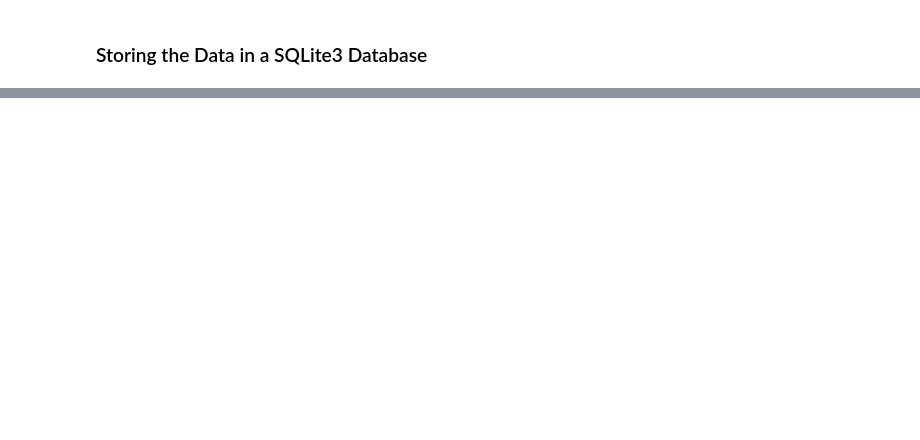
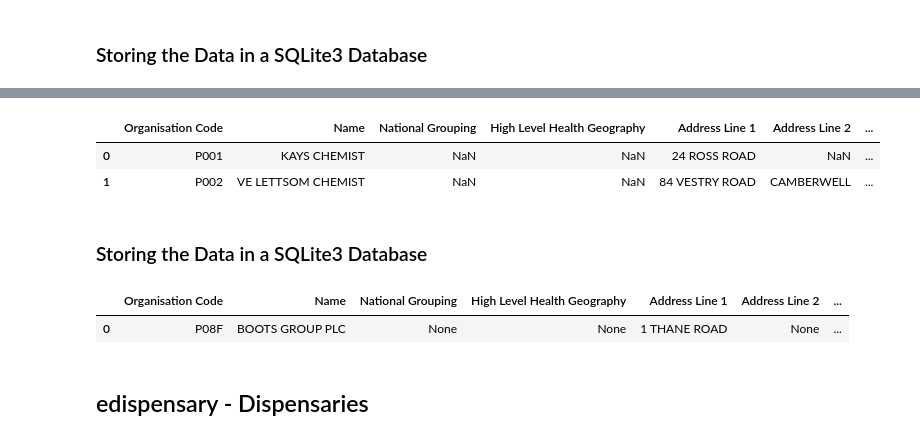
Before and after one commit to psychemedia/openHealthDataDoodles, a Jupyter notebook: notebooks/NHS and GP Administrative Data.ipynb, the cells around one changed output, grey strips where cells are left out. Cells and saved outputs as stored; diff of their text form; code cells hidden in the pictures; blank space fills up the shorter version.

```diff
--- a/notebooks/NHS and GP Administrative Data.ipynb
+++ b/notebooks/NHS and GP Administrative Data.ipynb
@@ -717,0 +720,4 @@ pd.read_sql_query('SELECT * from {typ} where "Address Line 4"="{area}"'.format(t
+# %%
+#http://systems.digital.nhs.uk/data/ods/datadownloads/gppractice
+EPHARMACYHQ='epharmacyhq'
+epharmacyhq=getData(EPHARMACYHQ,dates=[10,11,15,16])
@@ -717,0 +739,18 @@ pd.read_sql_query('SELECT * from {typ} where "Address Line 4"="{area}"'.format(t
+# %%
+cols=['Organisation Code','Name','National Grouping','High Level Health Geography',
+      'Address Line 1','Address Line 2','Address Line 3','Address Line 4','Address Line 5','Postcode',
+      'Open Date','Close Date','Null','Null',
+      'Null','Null','Null','Contact Telephone Number',
+      'Null','Null','Null',
+      'Amended Record Indicator','Null',
+      'Null','Null','Null','Null']
+# %%
+epharmacyhq.columns=cols
+epharmacyhq.drop('Null', axis=1, inplace=True)
+epharmacyhq.head(2)
+# %% [output]
+|  | Organisation Code | Name | National Grouping | High Level Health Geography | Address Line 1 | Address Line 2 | ... |
+| 0 | P001 | KAYS CHEMIST | NaN | NaN | 24 ROSS ROAD | NaN | ... |
+| 1 | P002 | VE LETTSOM CHEMIST | NaN | NaN | 84 VESTRY ROAD | CAMBERWELL | ... |
+# %% [markdown]
+### Storing the Data in a SQLite3 Database
@@ -717,0 +761,8 @@ pd.read_sql_query('SELECT * from {typ} where "Address Line 4"="{area}"'.format(t
+# %%
+name='BOOTS'
+pd.read_sql_query('SELECT * from {typ} where "Name" LIKE "%{name}%"'.format(typ=EPHARMACYHQ,name=name), con)
+# %% [output]
+|  | Organisation Code | Name | National Grouping | High Level Health Geography | Address Line 1 | Address Line 2 | ... |
+| 0 | P08F | BOOTS GROUP PLC | None | None | 1 THANE ROAD | None | ... |
+# %% [markdown]
+## edispensary - Dispensaries
```
Also changed, not shown: parts of 41 cells of this notebook, 1 other file.
